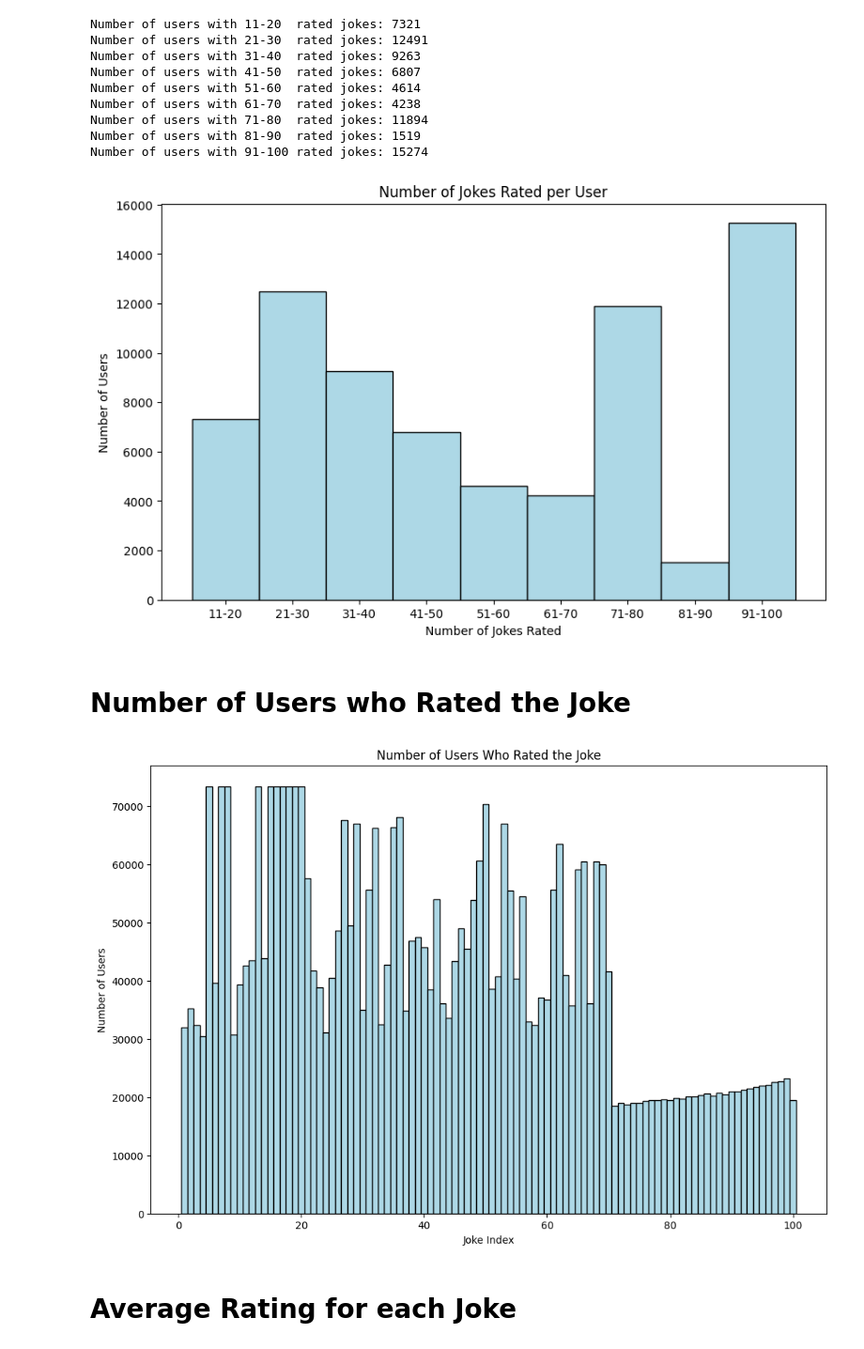
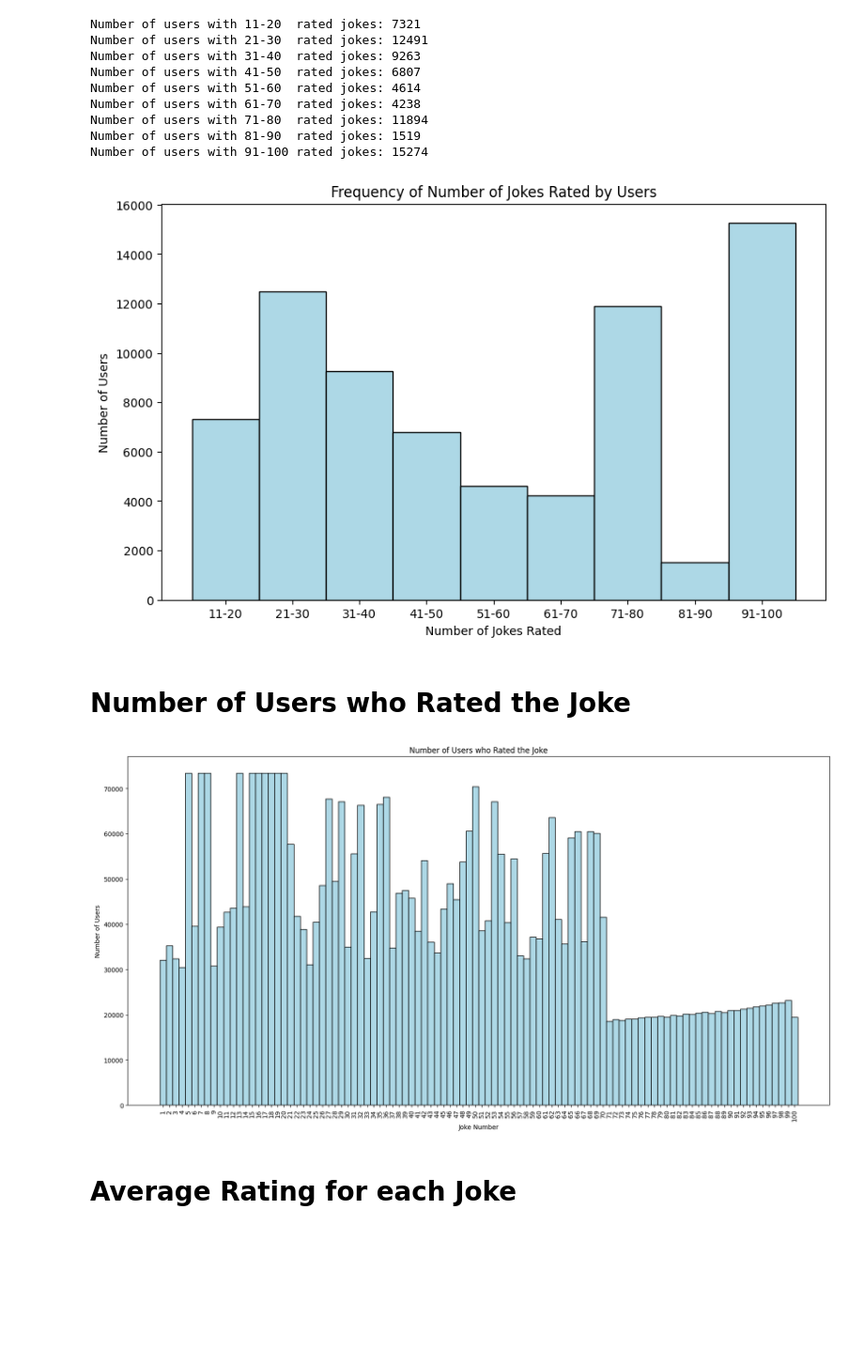
Before and after one commit to richamuktibodh/Laugh-o-Meter, a Jupyter notebook: eda.ipynb, the cells around one changed output. Shown at 94% size. Cells and saved outputs as stored; diff of their text form; code cells hidden in the pictures; blank space fills up the shorter version.

```diff
--- a/eda.ipynb
+++ b/eda.ipynb
@@ -139,28 +149,29 @@ plt.figure(figsize=(10, 6))
 plt.bar(batches, counts, align='center', width=1, color=custom_color, edgecolor='k')
 plt.xlabel('Number of Jokes Rated')
 plt.ylabel('Number of Users')
-plt.title('Number of Jokes Rated per User')
+plt.title('Frequency of Number of Jokes Rated by Users')
 plt.show()
 # %% [output]
-[figure, old version]
+[figure, new version]
 # %% [markdown]
 # Number of Users who Rated the Joke
 # %%
 rated_users_count = []
 
 for col in rounded_df.columns:
     rated_users = rounded_df[rounded_df[col] != 99][col].count()
     rated_users_count.append(rated_users)
 
 
-plt.figure(figsize=(12, 8))
+plt.figure(figsize=(20, 10))
 plt.bar(rounded_df.columns, rated_users_count, align='center', width=1, color=custom_color, edgecolor='k')
-plt.title("Number of Users Who Rated the Joke")
-plt.xlabel('Joke Index')
+plt.title("Number of Users who Rated the Joke")
+plt.xlabel('Joke Number')
 plt.ylabel('Number of Users')
+plt.xticks(range(1,101), rotation=90)
 plt.show()
 # %% [output]
-[figure, old version]
+[figure, new version]
 # %% [markdown]
 # Average Rating for each Joke
 # %%
```
Also changed, not shown: parts of 5 cells of this notebook.
